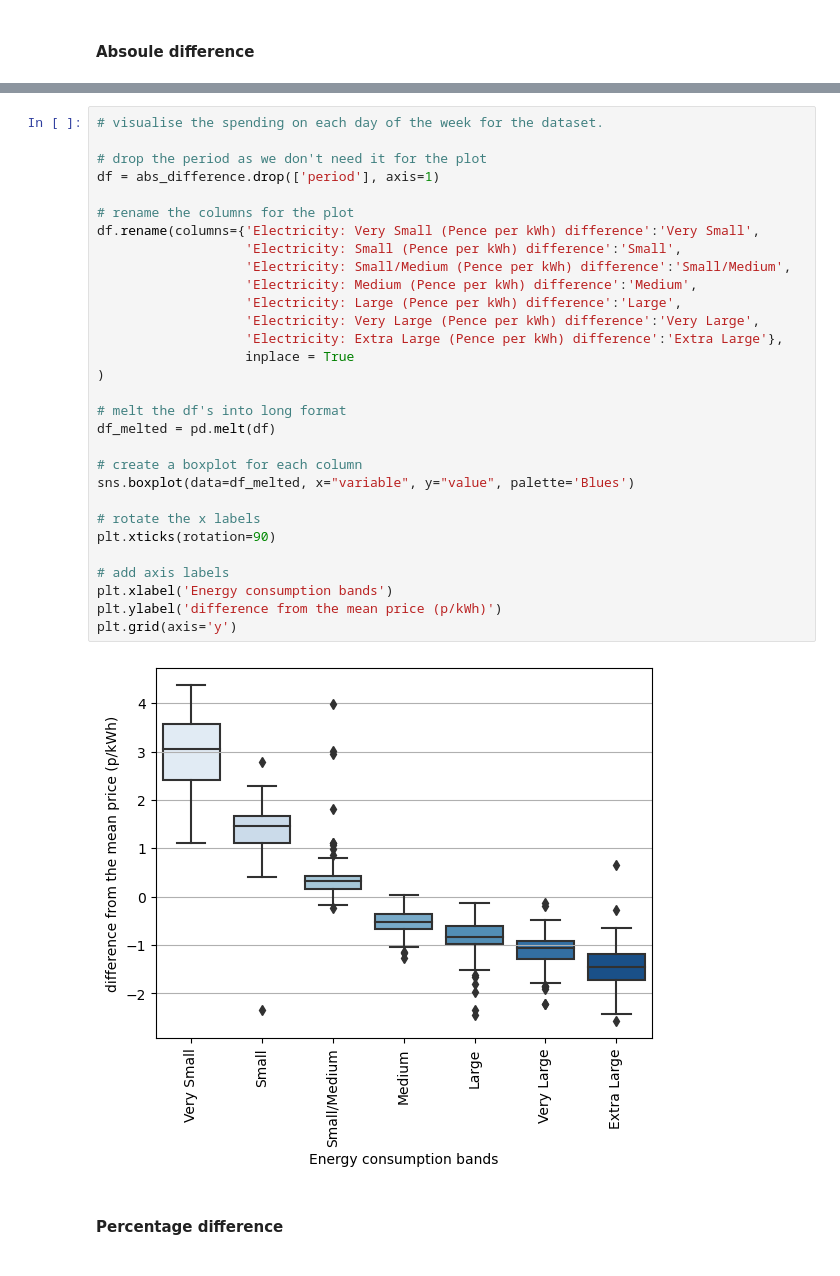
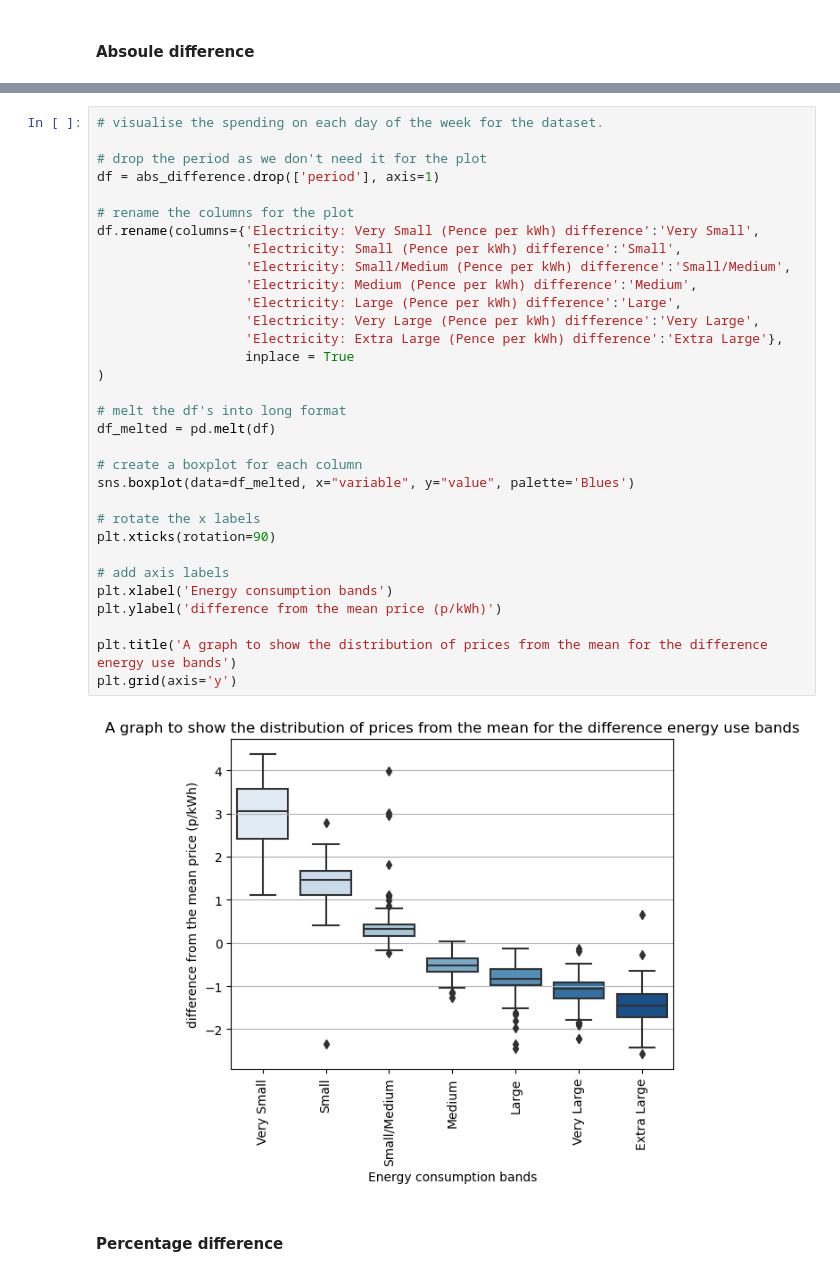
Before and after one commit to samuel-speller/Energy-affects-on-CPI-analysis, a Jupyter notebook: energy_intensity_CPI.ipynb, the cells around one changed output, grey strips where cells are left out. Drawn from its saved outputs; the diff is of its cells as text.

```diff
--- a/energy_intensity_CPI.ipynb
+++ b/energy_intensity_CPI.ipynb
@@ -219,34 +220,36 @@ abs_difference.head(1)
 # visualise the spending on each day of the week for the dataset.
 
 # drop the period as we don't need it for the plot
 df = abs_difference.drop(['period'], axis=1)
 
 # rename the columns for the plot
 df.rename(columns={'Electricity: Very Small (Pence per kWh) difference':'Very Small',
                    'Electricity: Small (Pence per kWh) difference':'Small',
                    'Electricity: Small/Medium (Pence per kWh) difference':'Small/Medium',
                    'Electricity: Medium (Pence per kWh) difference':'Medium',
                    'Electricity: Large (Pence per kWh) difference':'Large',
                    'Electricity: Very Large (Pence per kWh) difference':'Very Large',
                    'Electricity: Extra Large (Pence per kWh) difference':'Extra Large'},
                    inplace = True
 )
 
 # melt the df's into long format
 df_melted = pd.melt(df)
 
 # create a boxplot for each column
 sns.boxplot(data=df_melted, x="variable", y="value", palette='Blues')
 
 # rotate the x labels
 plt.xticks(rotation=90)
 
 # add axis labels
 plt.xlabel('Energy consumption bands')
 plt.ylabel('difference from the mean price (p/kWh)')
+
+plt.title('A graph to show the distribution of prices from the mean for the difference energy use bands')
 plt.grid(axis='y')
 # %% [output]
-[figure, old version]
+[figure, new version]
 # %% [markdown]
 #### Percentage difference
 # %%
```
Also changed, not shown: parts of 3 cells of this notebook, 2 other files.
